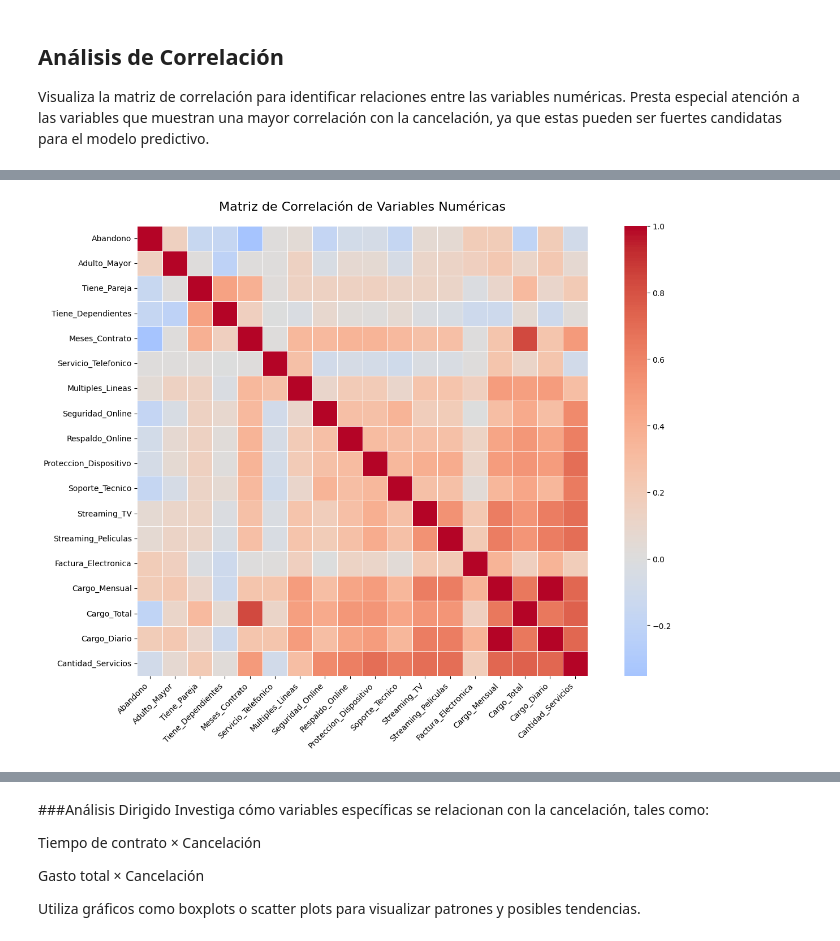
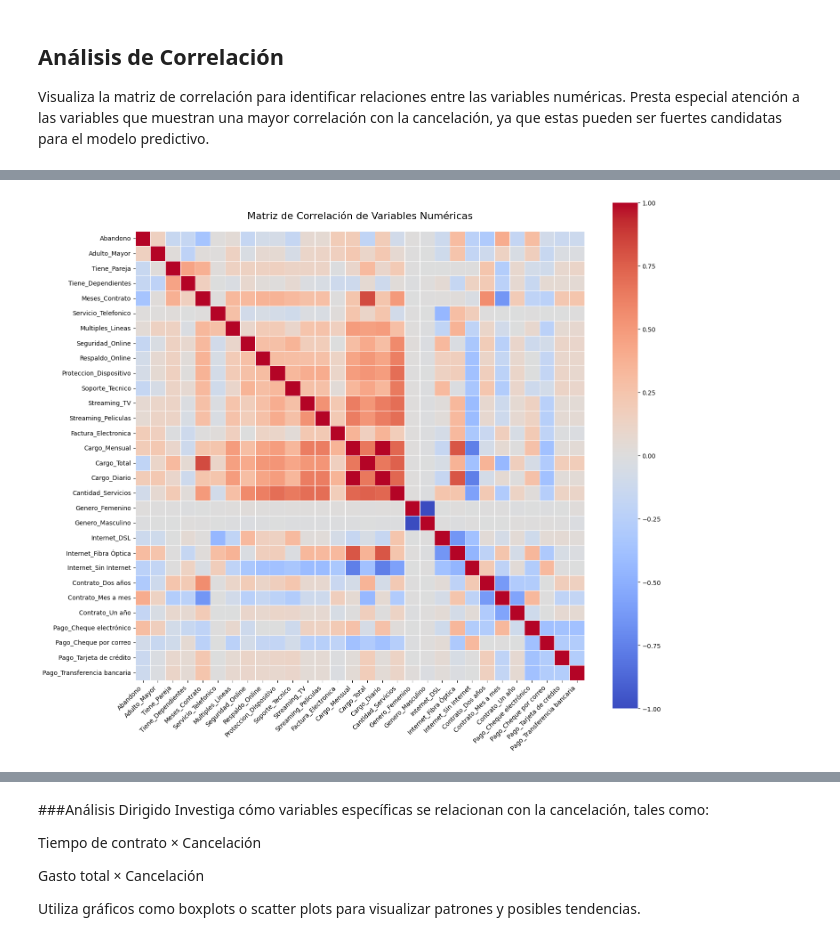
Before and after one commit to AenimaLabs/TelecomX2, a Jupyter notebook: TelecomX2.ipynb, the cells around one changed output, grey strips where cells are left out. Cells and saved outputs as stored; diff of their text form; code cells hidden in the pictures.

```diff
--- a/TelecomX2.ipynb
+++ b/TelecomX2.ipynb
@@ -81,12 +98,14 @@ df_encoded = pd.get_dummies(
     df_limpio,
     columns=['Genero', 'Servicio_Internet', 'Tipo_Contrato', 'Metodo_Pago'],
     prefix=['Genero', 'Internet', 'Contrato', 'Pago'],  # prefijos para claridad
-    drop_first=False  # mantenemos todas las categorías (evita colinealidad más adelante si se usa regresión)
+    drop_first=False,  # mantenemos todas las categorías (evita colinealidad más adelante si se usa regresión)
+    dtype=int  # convierte las columnas a enteros
 )
 
 # Mostrar nuevas columnas
 print("Columnas después de one-hot encoding:")
 print(df_encoded.columns.tolist())
+print(df_encoded.dtypes)
 # %% [output]
 Columnas después de one-hot encoding:
 ['Abandono', 'Adulto_Mayor', 'Tiene_Pareja', 'Tiene_Dependientes', 'Meses_Contrato', 'Servicio_Telefonico', 'Multiples_Lineas', 'Seguridad_Online', 'Respaldo_Online', 'Proteccion_Dispositivo', 'Soport ...
@@ -190,24 +336,24 @@ Columnas numéricas disponibles:
 # %%
 # Calcular matriz de correlación
 correlation_matrix = df_numeric.corr()
 
 # Tamaño del gráfico
-plt.figure(figsize=(14, 10))
+plt.figure(figsize=(15, 13))
 
 # Mapa de calor
 sns.heatmap(
     correlation_matrix,
     annot=False,           # No mostrar números para no saturar
     cmap='coolwarm',       # Colores: rojo (+), azul (-), blanco (0)
     center=0,
     square=True,
     linewidths=0.5
 )
 
 plt.title('Matriz de Correlación de Variables Numéricas', fontsize=16, pad=20)
 plt.xticks(rotation=45, ha='right')
 plt.yticks(rotation=0)
 plt.tight_layout()
 plt.show()
 # %% [output]
-[figure, old version]
+[figure, new version]
```
Also changed, not shown: parts of 11 cells of this notebook.
